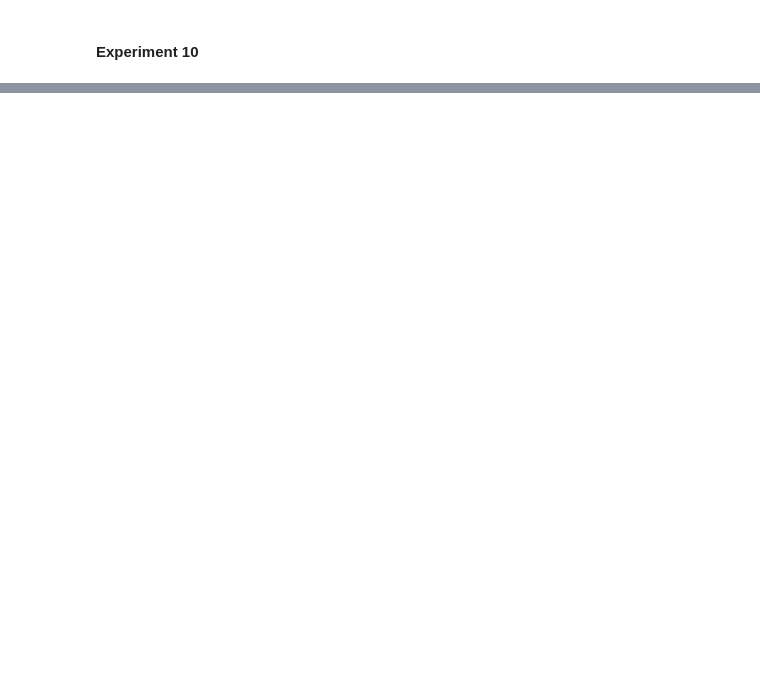
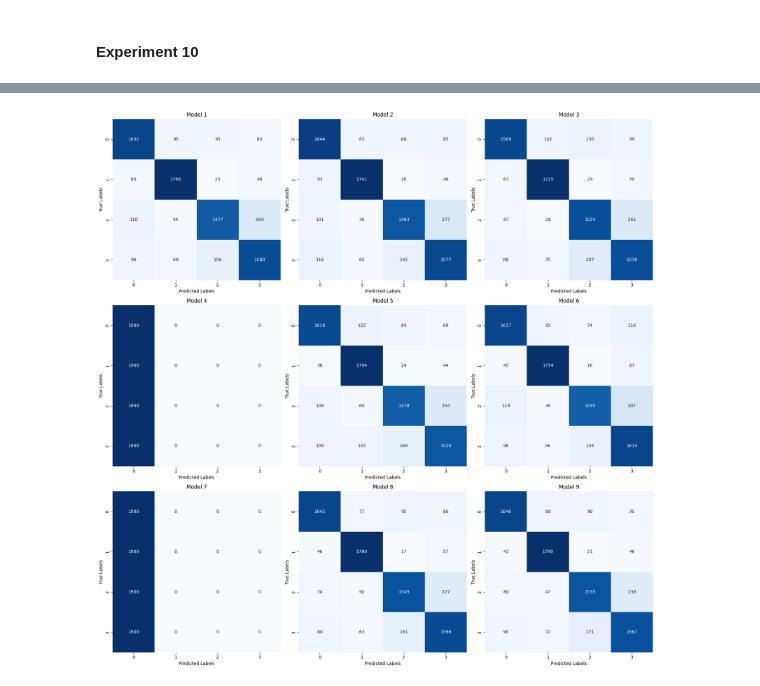
Before and after one commit to hayashady/NU_MSDS, a Jupyter notebook: 458 - Artificial Intelligence & Deep Learning/458.7 - Natural Language Processing: RNN, LTSM, 1D CNN/Assignment3Hayashi.ipynb, the cells around one changed output, grey strips where cells are left out. Drawn from its saved outputs; the diff is of its cells as text; code cells hidden in the pictures; blank space fills up the shorter version.

```diff
--- a/458 - Artificial Intelligence & Deep Learning/458.7 - Natural Language Processing: RNN, LTSM, 1D CNN/Assignment3Hayashi.ipynb
+++ b/458 - Artificial Intelligence & Deep Learning/458.7 - Natural Language Processing: RNN, LTSM, 1D CNN/Assignment3Hayashi.ipynb
@@ -204,0 +619,39 @@ pred_classes = np.argmax(model.predict(int_test_ds), axis=-1)
+# %%
+def plot_confusion_matrices(y_preds, y_true):
+    num_sets = len(y_preds)
+    cols = min(3, num_sets)  # Changed from 4 to 3
+    rows = (num_sets + cols - 1) // cols
+
+    fig, axs = plt.subplots(rows, cols, figsize=(6 * cols, 6 * rows), squeeze=False)
+
+    for i, (y_pred, ax) in enumerate(zip(y_preds, axs.flat)):
+        cm = confusion_matrix(y_true, y_pred)
+        sns.heatmap(cm, annot=True, fmt="d", cmap="Blues", cbar=False,
+                    xticklabels=np.unique(y_true), yticklabels=np.unique(y_true), ax=ax)
+        ax.set_xlabel("Predicted Labels")
+        ax.set_ylabel("True Labels")
+        ax.set_title(f"Model {i+1}")
+
+    # Remove any empty subplots in the bottom row
+    for i in range(num_sets, rows * cols):
+        axs.flat[i].axis("off")
+
+    plt.tight_layout()
+    plt.show()
+# %%
+plot_confusion_matrices(
+    [pred_one,
+    pred_two,
+    pred_three,
+    pred_four,
+    pred_five,
+    pred_six,
+    pred_seven,
+    pred_eight,
+    pred_nine,
+    #pred_ten,
+    ]
+    ,y_test
+)
+# %% [output]
+[figure, added]
```
Also changed, not shown: parts of 22 cells of this notebook, 13 other files.
